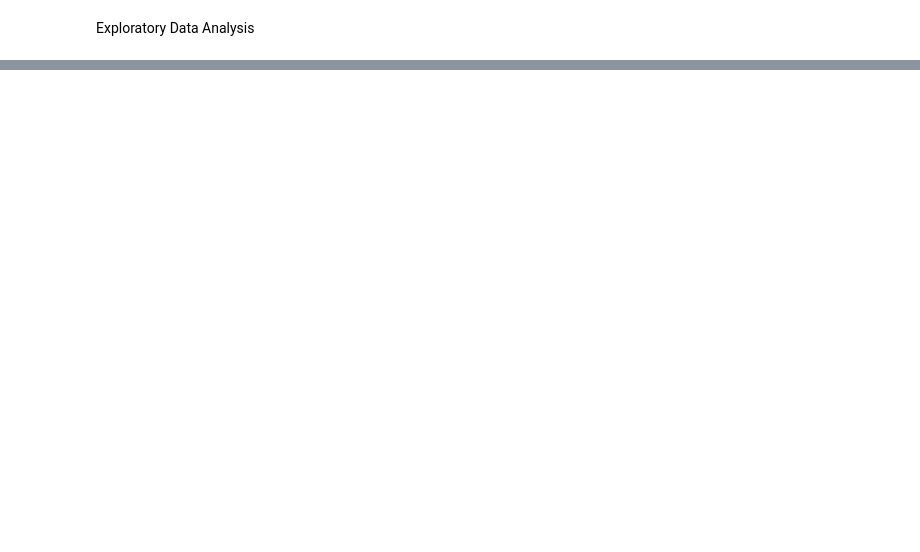
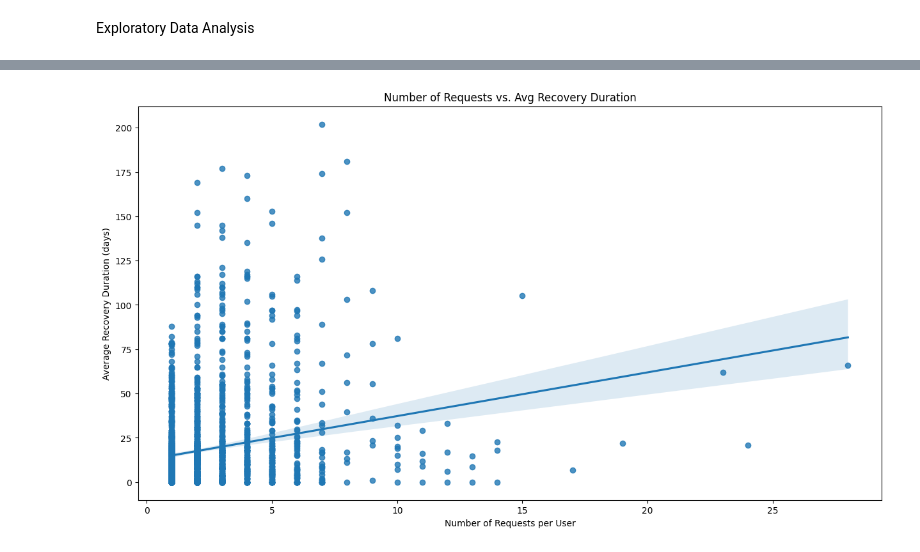
Before and after one commit to jorgeberrizbeitia/project-ironhack-payments-en, a Jupyter notebook: 9.metric-7-recovery-time-per-user-and-cash-request.ipynb, the cells around one changed output, grey strips where cells are left out. Cells and saved outputs as stored; diff of their text form; code cells hidden in the pictures; blank space fills up the shorter version.

```diff
--- a/9.metric-7-recovery-time-per-user-and-cash-request.ipynb
+++ b/9.metric-7-recovery-time-per-user-and-cash-request.ipynb
@@ -30,0 +33,12 @@ SyntaxError: invalid syntax (300597740.py, line 1)
+# %%
+#Hypothesis Test: "Users with fewer requests are prone to experience longer recovery times."
+
+#Drop rows with null timestamps
+fees_and_cohorts_df['reco_creation'] = pd.to_datetime(fees_and_cohorts_df['reco_creation'], errors='coerce')
+fees_and_cohorts_df['reco_last_update'] = pd.to_datetime(fees_and_cohorts_df['reco_last_update'], errors='coerce')
+
+# Only keep completed recoveries for clear duration measurement
+fees_and_cohorts_df_completed = fees_and_cohorts_df[fees_and_cohorts_df['recovery_status'] == 'completed'].copy()
+
+# Drop incomplete data
+fees_and_cohorts_df_completed.dropna(subset=['reco_creation', 'reco_last_update', 'total_amount', 'user_id'], inplace=True)
@@ -30,0 +47,5 @@ SyntaxError: invalid syntax (300597740.py, line 1)
+# %%
+#For each completed recovery case:
+# recovery_duration = reco_last_update - reco_creation (in days)
+
+fees_and_cohorts_df_completed['recovery_duration_days'] = (fees_and_cohorts_df_completed['reco_last_update'] - fees_and_cohorts_df_completed['reco_creation']).dt.days
@@ -30,0 +85,2 @@ SyntaxError: invalid syntax (300597740.py, line 1)
+# %%
+agg_fees_and_cohorts_df_completed = fees_and_cohorts_df_completed.groupby('user_id').agg(num_requests=('cash_request_id', 'count'),avg_recovery_duration=('recovery_duration_days', 'mean')).reset_index()
@@ -30,0 +112,12 @@ SyntaxError: invalid syntax (300597740.py, line 1)
+# %%
+import seaborn as sns
+import matplotlib.pyplot as plt
+
+plt.figure(figsize=(15, 8))
+sns.regplot(x='num_requests', y='avg_recovery_duration', data=agg_fees_and_cohorts_df_completed)
+plt.title("Number of Requests vs. Avg Recovery Duration")
+plt.xlabel("Number of Requests per User")
+plt.ylabel("Average Recovery Duration (days)")
+plt.show()
+# %% [output]
+[figure, added]
```
Also changed, not shown: parts of 13 cells of this notebook.
